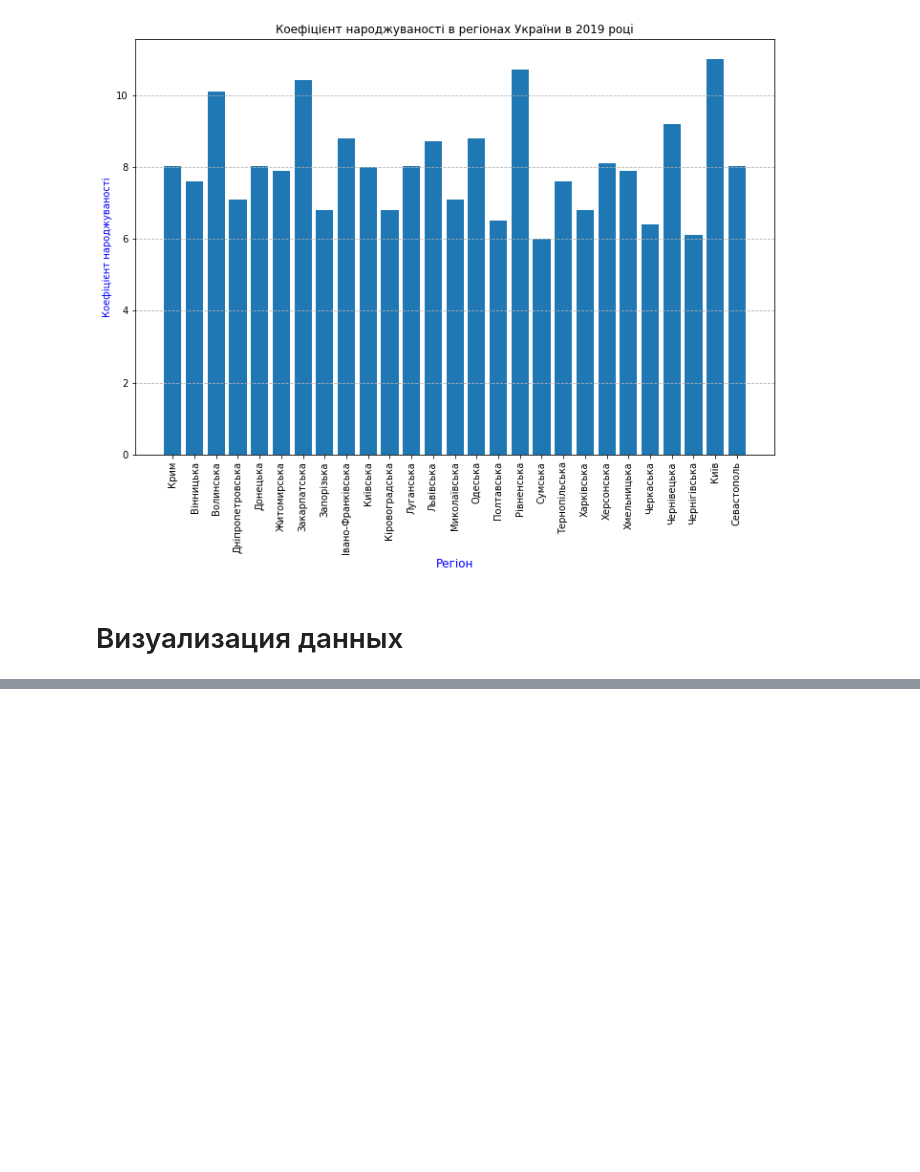
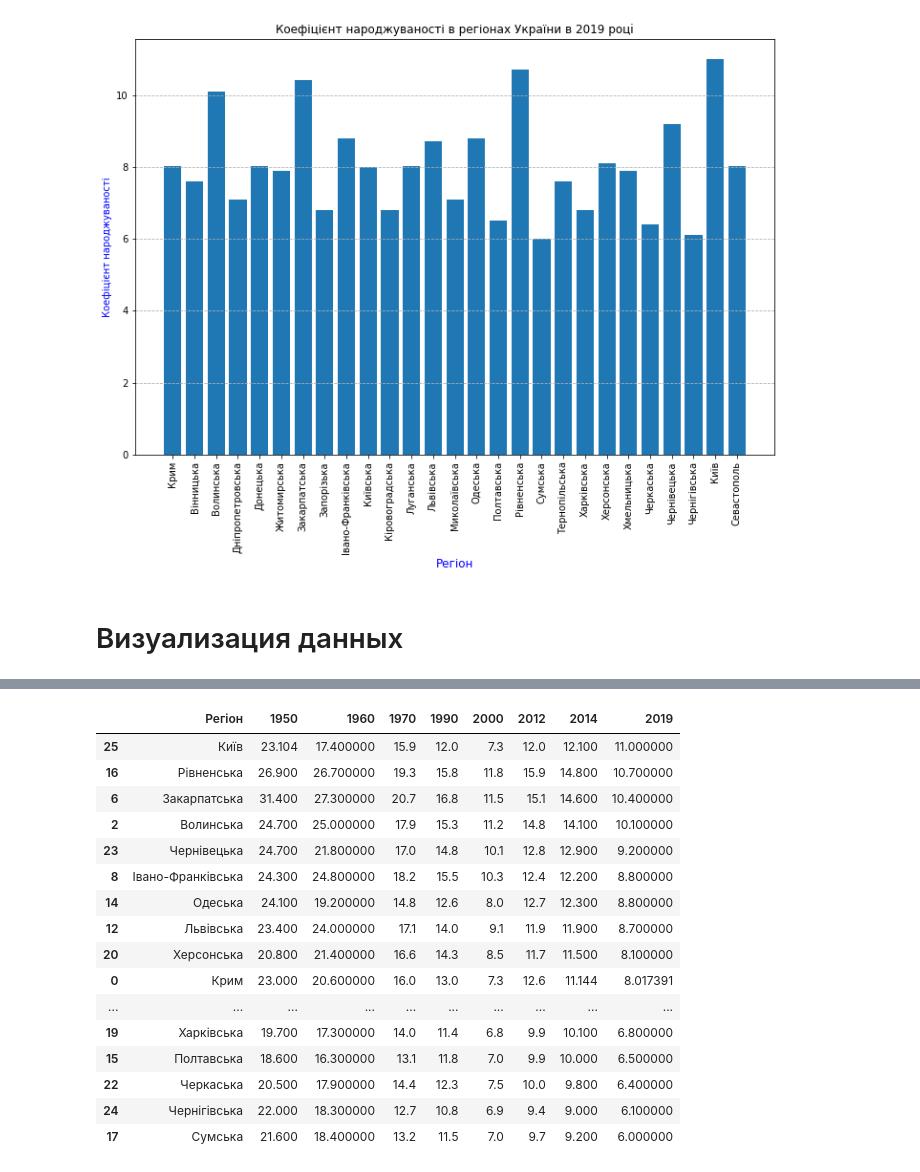
Before and after one commit to PavelStelmakhV/hw303-data-visualization, a Jupyter notebook: Hw2.1.ipynb, the cells around one changed output, grey strips where cells are left out. Cells and saved outputs as stored; diff of their text form; code cells hidden in the pictures; blank space fills up the shorter version.

```diff
--- a/Hw2.1.ipynb
+++ b/Hw2.1.ipynb
@@ -142,0 +155,20 @@ plt.show()
+# %%
+new_df
+# %% [output]
+|  | Регіон | 1950 | 1960 | 1970 | 1990 | 2000 | 2012 | 2014 | 2019 |
+| 25 | Київ | 23.104 | 17.400000 | 15.9 | 12.0 | 7.3 | 12.0 | 12.100 | 11.000000 |
+| 16 | Рівненська | 26.900 | 26.700000 | 19.3 | 15.8 | 11.8 | 15.9 | 14.800 | 10.700000 |
+| 6 | Закарпатська | 31.400 | 27.300000 | 20.7 | 16.8 | 11.5 | 15.1 | 14.600 | 10.400000 |
+| 2 | Волинська | 24.700 | 25.000000 | 17.9 | 15.3 | 11.2 | 14.8 | 14.100 | 10.100000 |
+| 23 | Чернівецька | 24.700 | 21.800000 | 17.0 | 14.8 | 10.1 | 12.8 | 12.900 | 9.200000 |
+| 8 | Івано-Франківська | 24.300 | 24.800000 | 18.2 | 15.5 | 10.3 | 12.4 | 12.200 | 8.800000 |
+| 14 | Одеська | 24.100 | 19.200000 | 14.8 | 12.6 | 8.0 | 12.7 | 12.300 | 8.800000 |
+| 12 | Львівська | 23.400 | 24.000000 | 17.1 | 14.0 | 9.1 | 11.9 | 11.900 | 8.700000 |
+| 20 | Херсонська | 20.800 | 21.400000 | 16.6 | 14.3 | 8.5 | 11.7 | 11.500 | 8.100000 |
+| 0 | Крим | 23.000 | 20.600000 | 16.0 | 13.0 | 7.3 | 12.6 | 11.144 | 8.017391 |
+| ... | ... | ... | ... | ... | ... | ... | ... | ... | ... |
+| 19 | Харківська | 19.700 | 17.300000 | 14.0 | 11.4 | 6.8 | 9.9 | 10.100 | 6.800000 |
+| 15 | Полтавська | 18.600 | 16.300000 | 13.1 | 11.8 | 7.0 | 9.9 | 10.000 | 6.500000 |
+| 22 | Черкаська | 20.500 | 17.900000 | 14.4 | 12.3 | 7.5 | 10.0 | 9.800 | 6.400000 |
+| 24 | Чернігівська | 22.000 | 18.300000 | 12.7 | 10.8 | 6.9 | 9.4 | 9.000 | 6.100000 |
+| 17 | Сумська | 21.600 | 18.400000 | 13.2 | 11.5 | 7.0 | 9.7 | 9.200 | 6.000000 |
```
Also changed, not shown: parts of 4 cells of this notebook.
